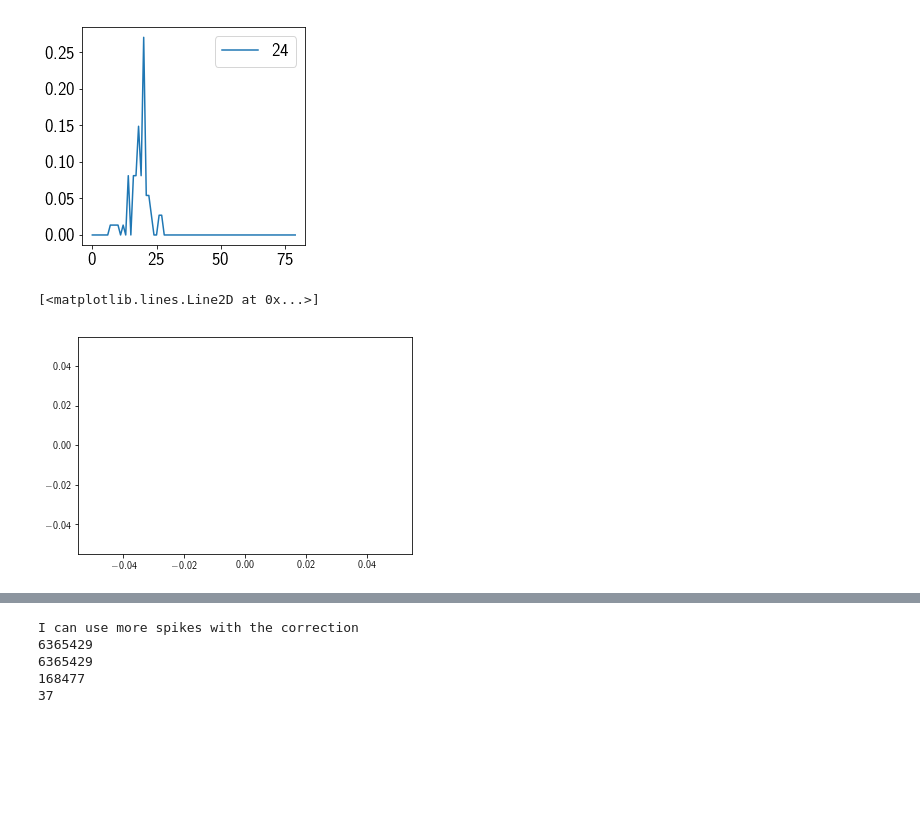
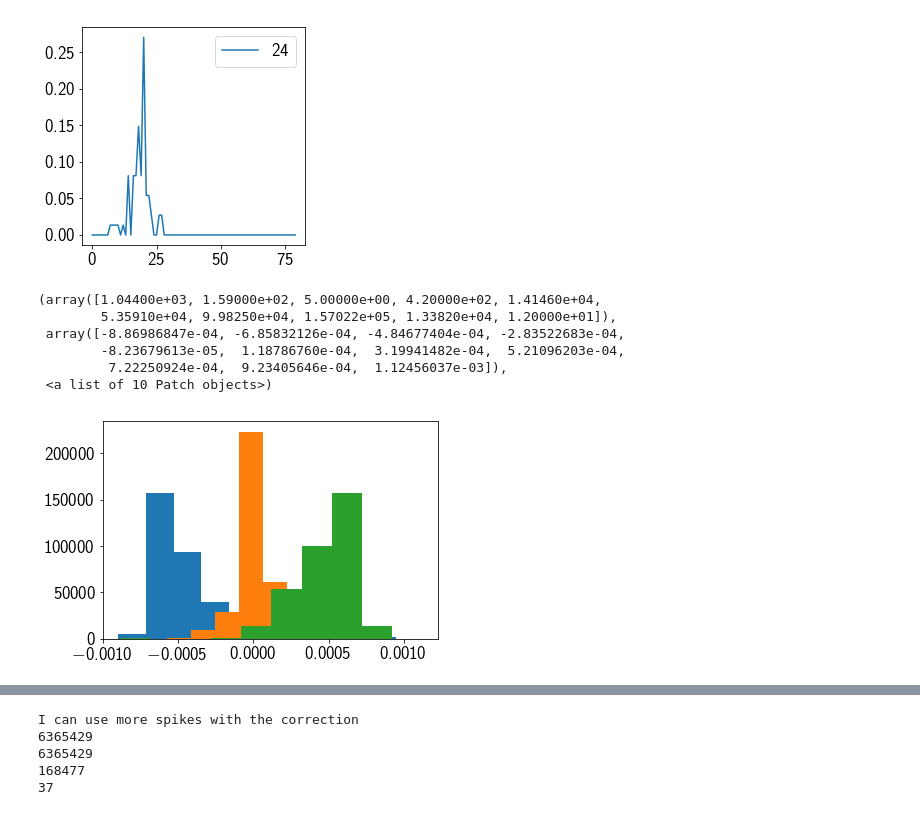
Before and after one commit to SensorsAudioINI/caesar_icassp2019, a Jupyter notebook: check_priors.ipynb, the cells around one changed output, grey strips where cells are left out. Drawn from its saved outputs; the diff is of its cells as text; code cells hidden in the pictures; blank space fills up the shorter version.

```diff
--- a/check_priors.ipynb
+++ b/check_priors.ipynb
@@ -184,12 +187,15 @@ for i in tqdm(range(0, 190, 10)):
     itd_streams.append(_ii)
     itd_streams_no_corr.append(_ii_no_corr)
     itd_streams_no_corr_lim.append(_ii_no_corr_lim)
-# %%
-from scipy.stats import gamma
-lnspc = m
-ag,bg,cg = gamma.fit(itd_streams[0])
-pdf_gamma = gamma.pdf(lnspc, ag, bg,cg)
-plt.plot(lnspc, pdf_gamma, label="Gamma")
-# %% [output]
-[<matplotlib.lines.Line2D at 0x...>]
-[figure, removed]
+# %%
+plt.hist(itd_streams[0])
+plt.hist(itd_streams[1])
+plt.hist(itd_streams[2])
+# %% [output]
+(array([1.04400e+03, 1.59000e+02, 5.00000e+00, 4.20000e+02, 1.41460e+04,
+        5.35910e+04, 9.98250e+04, 1.57022e+05, 1.33820e+04, 1.20000e+01]),
+ array([-8.86986847e-04, -6.85832126e-04, -4.84677404e-04, -2.83522683e-04,
+        -8.23679613e-05,  1.18786760e-04,  3.19941482e-04,  5.21096203e-04,
+         7.22250924e-04,  9.23405646e-04,  1.12456037e-03]),
+ <a list of 10 Patch objects>)
+[figure, added]
```
Also changed, not shown: parts of 4 cells of this notebook, 1 other file.
